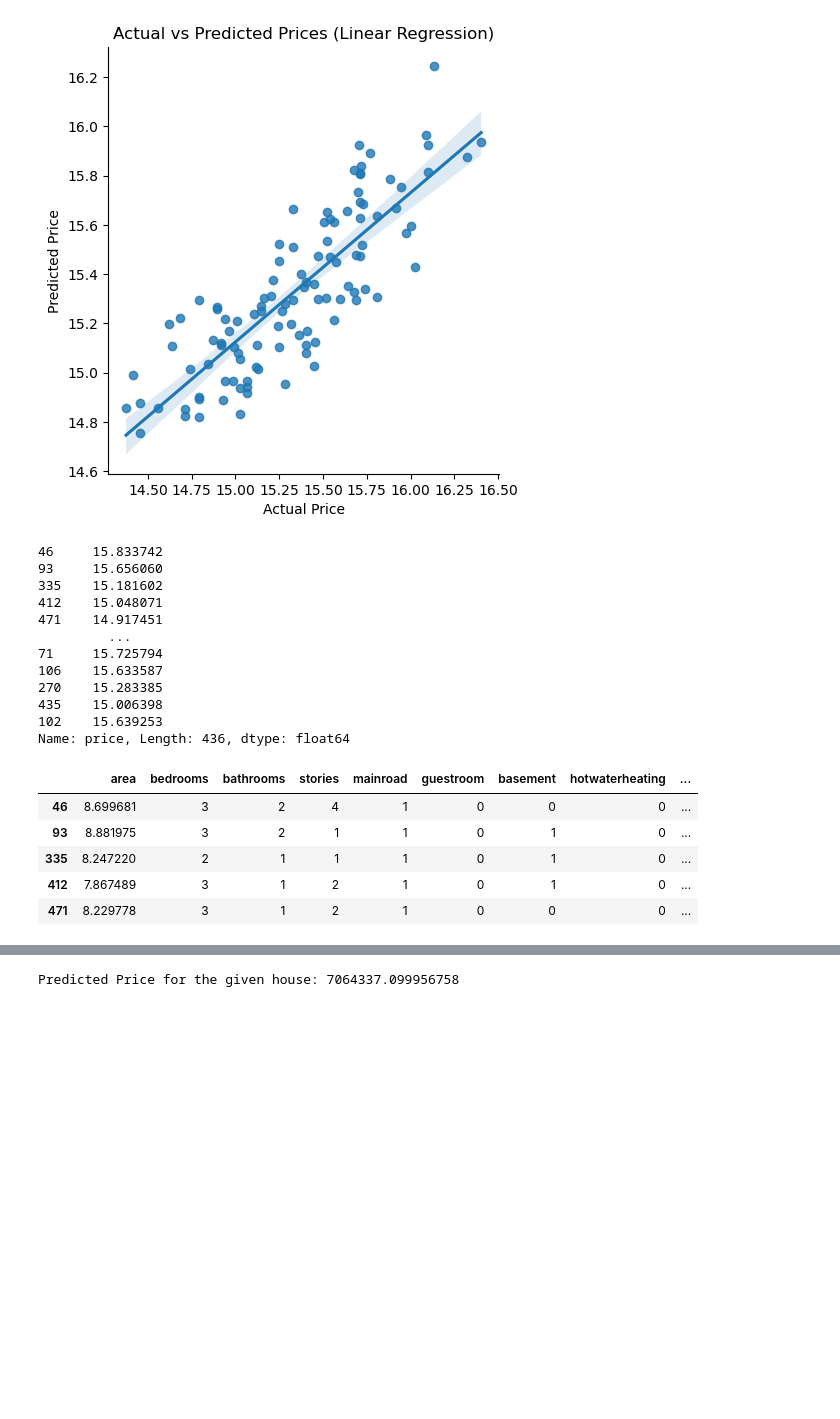
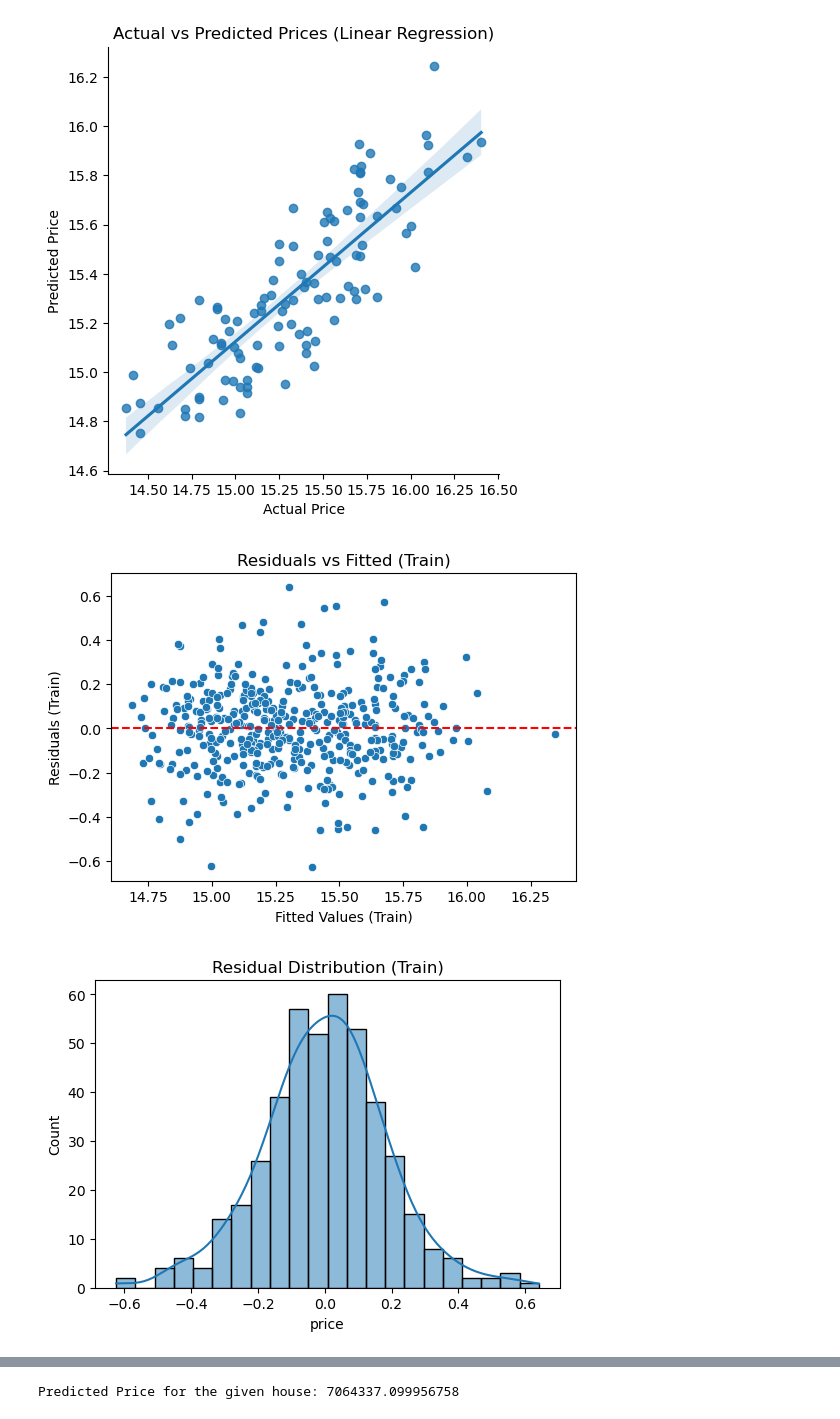
Before and after one commit to AshvittaS/House-Price-prediction, a Jupyter notebook: house-Price.ipynb, the cells around one changed output, grey strips where cells are left out. Drawn from its saved outputs; the diff is of its cells as text; code cells hidden in the pictures; blank space fills up the shorter version.

```diff
--- a/house-Price.ipynb
+++ b/house-Price.ipynb
@@ -294,27 +270,19 @@ plt.ylabel('Predicted Price')
 plt.show()
 # %% [output]
 [figure]
-# %%
-y_train
-# %% [output]
-46     15.833742
-93     15.656060
-335    15.181602
-412    15.048071
-471    14.917451
-         ...
-71     15.725794
-106    15.633587
-270    15.283385
-435    15.006398
-102    15.639253
-Name: price, Length: 436, dtype: float64
-# %%
-X_train.head()
-# %% [output]
-|  | area | bedrooms | bathrooms | stories | mainroad | guestroom | basement | hotwaterheating | ... |
-| 46 | 8.699681 | 3 | 2 | 4 | 1 | 0 | 0 | 0 | ... |
-| 93 | 8.881975 | 3 | 2 | 1 | 1 | 0 | 1 | 0 | ... |
-| 335 | 8.247220 | 2 | 1 | 1 | 1 | 0 | 1 | 0 | ... |
-| 412 | 7.867489 | 3 | 1 | 2 | 1 | 0 | 1 | 0 | ... |
-| 471 | 8.229778 | 3 | 1 | 2 | 1 | 0 | 0 | 0 | ... |
+# %%
+#Residual Analysis
+plt.figure(figsize=(6,4))
+sns.scatterplot(x=y_train_pred, y=residuals_train)
+plt.axhline(0, color='red', linestyle='--')
+plt.xlabel("Fitted Values (Train)")
+plt.ylabel("Residuals (Train)")
+plt.title("Residuals vs Fitted (Train)")
+plt.show()
+plt.figure(figsize=(6,4))
+sns.histplot(residuals_train, kde=True)
+plt.title("Residual Distribution (Train)")
+plt.show()
+# %% [output]
+[figure, added]
+[figure, added]
```
Also changed, not shown: parts of 4 cells of this notebook, 1 other file.
